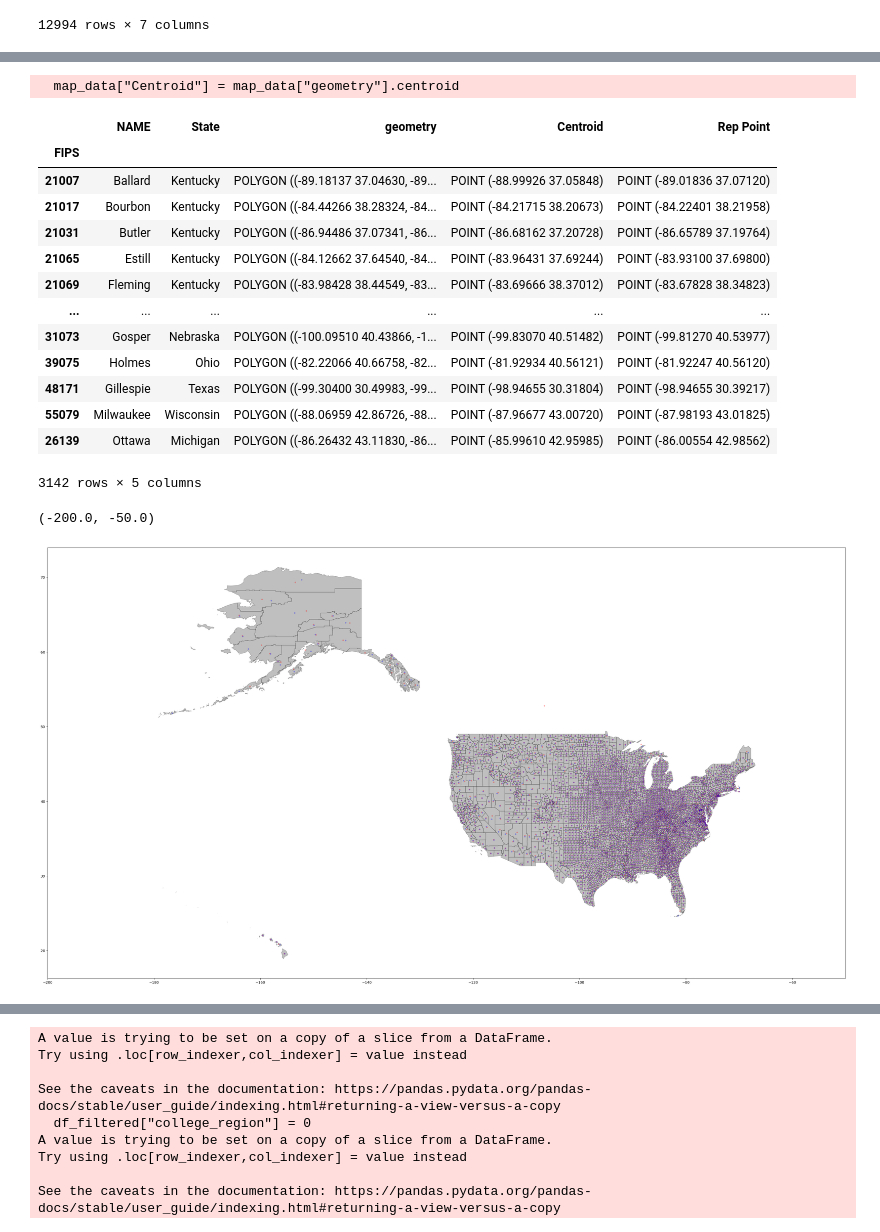
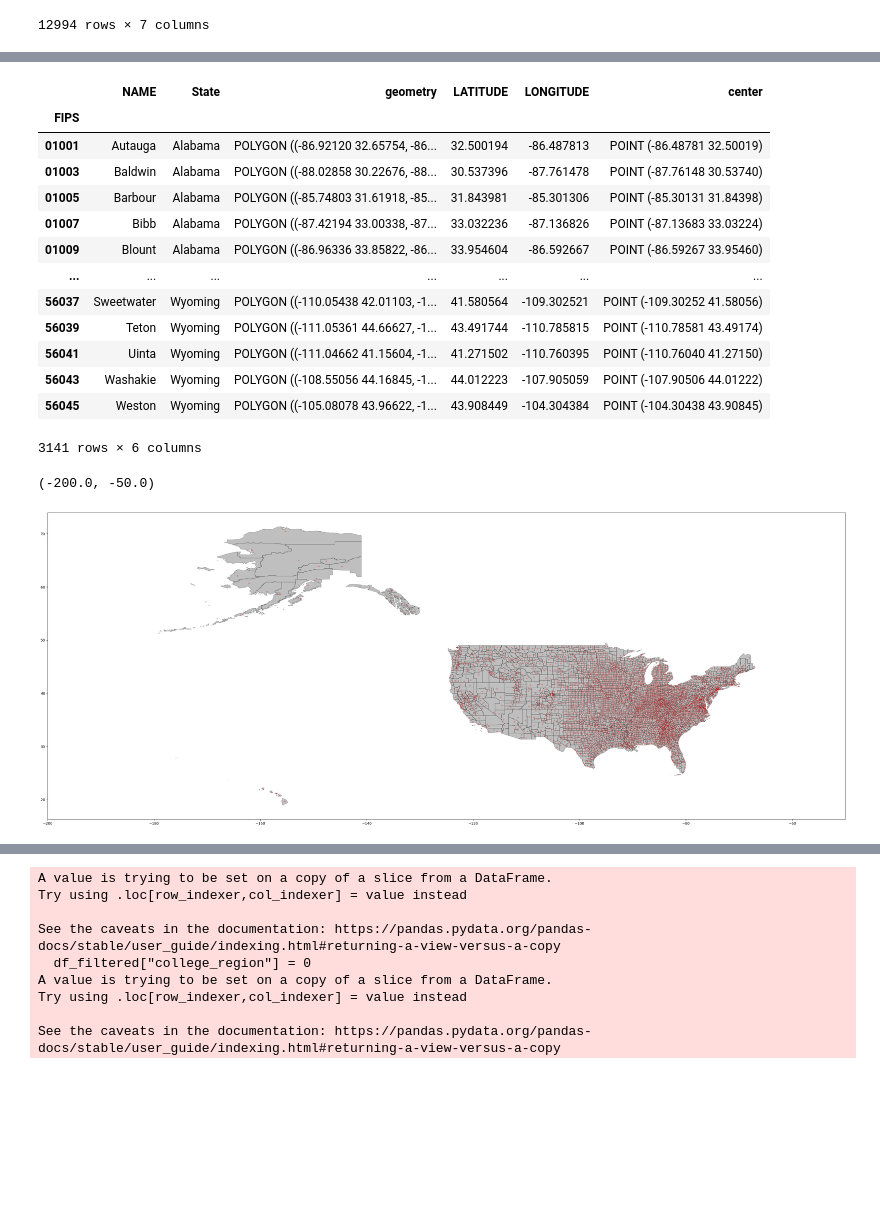
Before and after one commit to zacharyejohnson/AAEA-local-food-data-competition, a Jupyter notebook: Data Gathering.ipynb, the cells around one changed output, grey strips where cells are left out. Saved outputs shown, nothing was run; the diff lists cells and outputs as text; code cells hidden in the pictures; blank space fills up the shorter version.

Commit message:
Added population centers

```diff
--- a/Data Gathering.ipynb
+++ b/Data Gathering.ipynb
@@ -183,6 +184,7 @@ map_data["FIPS"] = map_data["STATEFP"].astype(str) + map_data["COUNTYFP"].astype
 map_data['FIPS'] = map_data['FIPS'].astype(str).str.zfill(5)
 map_data = map_data.set_index("FIPS")
 map_data = map_data[["NAME", "State", "geometry"]]
+map_data = map_data.sort_index()
 map_data
 # %% [output]
 |  | NAME | State | geometry |
@@ -201,35 +203,40 @@ map_data
 3142 rows × 3 columns
 # %%
-map_data["Centroid"] = map_data["geometry"].centroid
-map_data["Rep Point"] = map_data["geometry"].representative_point()
+# map_data["Centroid"] = map_data["geometry"].centroid
+# map_data["Rep Point"] = map_data["geometry"].representative_point()
+filename = "Centers of Population.csv"
+centers = pd.read_csv(filename)
+centers["FIPS"] = centers["STATEFP"].astype(str).str.zfill(2) + centers["COUNTYFP"].astype(str).str.zfill(3)
+centers = centers.set_index("FIPS")
+map_data[["LATITUDE","LONGITUDE"]] = centers[["LATITUDE","LONGITUDE"]]
+map_data["center"] = map_data.apply(lambda row: Point(row['LONGITUDE'], row['LATITUDE']), axis=1)
+map_data.dropna(inplace = True)
 map_data
 # %% [output]
+|  | NAME | State | geometry | LATITUDE | LONGITUDE | center |
+| FIPS |  |  |  |  |  |  |
+| 01001 | Autauga | Alabama | POLYGON ((-86.92120 32.65754, -86... | 32.500194 | -86.487813 | POINT (-86.48781 32.50019) |
+| 01003 | Baldwin | Alabama | POLYGON ((-88.02858 30.22676, -88... | 30.537396 | -87.761478 | POINT (-87.76148 30.53740) |
+| 01005 | Barbour | Alabama | POLYGON ((-85.74803 31.61918, -85... | 31.843981 | -85.301306 | POINT (-85.30131 31.84398) |
+| 01007 | Bibb | Alabama | POLYGON ((-87.42194 33.00338, -87... | 33.032236 | -87.136826 | POINT (-87.13683 33.03224) |
+| 01009 | Blount | Alabama | POLYGON ((-86.96336 33.85822, -86... | 33.954604 | -86.592667 | POINT (-86.59267 33.95460) |
+| ... | ... | ... | ... | ... | ... | ... |
+| 56037 | Sweetwater | Wyoming | POLYGON ((-110.05438 42.01103, -1... | 41.580564 | -109.302521 | POINT (-109.30252 41.58056) |
+| 56039 | Teton | Wyoming | POLYGON ((-111.05361 44.66627, -1... | 43.491744 | -110.785815 | POINT (-110.78581 43.49174) |
+| 56041 | Uinta | Wyoming | POLYGON ((-111.04662 41.15604, -1... | 41.271502 | -110.760395 | POINT (-110.76040 41.27150) |
+| 56043 | Washakie | Wyoming | POLYGON ((-108.55056 44.16845, -1... | 44.012223 | -107.905059 | POINT (-107.90506 44.01222) |
+| 56045 | Weston | Wyoming | POLYGON ((-105.08078 43.96622, -1... | 43.908449 | -104.304384 | POINT (-104.30438 43.90845) |
-  map_data["Centroid"] = map_data["geometry"].centroid
+3141 rows × 6 columns
-|  | NAME | State | geometry | Centroid | Rep Point |
-| FIPS |  |  |  |  |  |
-| 21007 | Ballard | Kentucky | POLYGON ((-89.18137 37.04630, -89... | POINT (-88.99926 37.05848) | POINT (-89.01836 37.07120) |
-| 21017 | Bourbon | Kentucky | POLYGON ((-84.44266 38.28324, -84... | POINT (-84.21715 38.20673) | POINT (-84.22401 38.21958) |
-| 21031 | Butler | Kentucky | POLYGON ((-86.94486 37.07341, -86... | POINT (-86.68162 37.20728) | POINT (-86.65789 37.19764) |
-| 21065 | Estill | Kentucky | POLYGON ((-84.12662 37.64540, -84... | POINT (-83.96431 37.69244) | POINT (-83.93100 37.69800) |
-| 21069 | Fleming | Kentucky | POLYGON ((-83.98428 38.44549, -83... | POINT (-83.69666 38.37012) | POINT (-83.67828 38.34823) |
-| ... | ... | ... | ... | ... | ... |
-| 31073 | Gosper | Nebraska | POLYGON ((-100.09510 40.43866, -1... | POINT (-99.83070 40.51482) | POINT (-99.81270 40.53977) |
-| 39075 | Holmes | Ohio | POLYGON ((-82.22066 40.66758, -82... | POINT (-81.92934 40.56121) | POINT (-81.92247 40.56120) |
-| 48171 | Gillespie | Texas | POLYGON ((-99.30400 30.49983, -99... | POINT (-98.94655 30.31804) | POINT (-98.94655 30.39217) |
-| 55079 | Milwaukee | Wisconsin | POLYGON ((-88.06959 42.86726, -88... | POINT (-87.96677 43.00720) | POINT (-87.98193 43.01825) |
-| 26139 | Ottawa | Michigan | POLYGON ((-86.26432 43.11830, -86... | POINT (-85.99610 42.95985) | POINT (-86.00554 42.98562) |
-3142 rows × 5 columns
 # %%
 fig, ax = plt.subplots(figsize=(40,80))
 map_data["geometry"].plot(color="k", alpha=0.25, ax=ax, edgecolor="k")
-map_data["Centroid"].plot(marker='o', color='red', markersize=10, alpha=.25, ax=ax)
-map_data["Rep Point"].plot(marker='o', color='blue', markersize=10, alpha=.25, ax=ax)
+map_data["center"].plot(marker='o', color='red', markersize=10, alpha=.25, ax=ax)
 x_min = -200
 x_max = -50
 plt.xlim(x_min, x_max)
 # %% [output]
 (-200.0, -50.0)
-[figure, old version]
+[figure, new version]
 # %%
 df_filtered.reset_index(level='year', inplace=True)
 # %%
```
Also changed, not shown: parts of 6 cells of this notebook, 2 other files.
